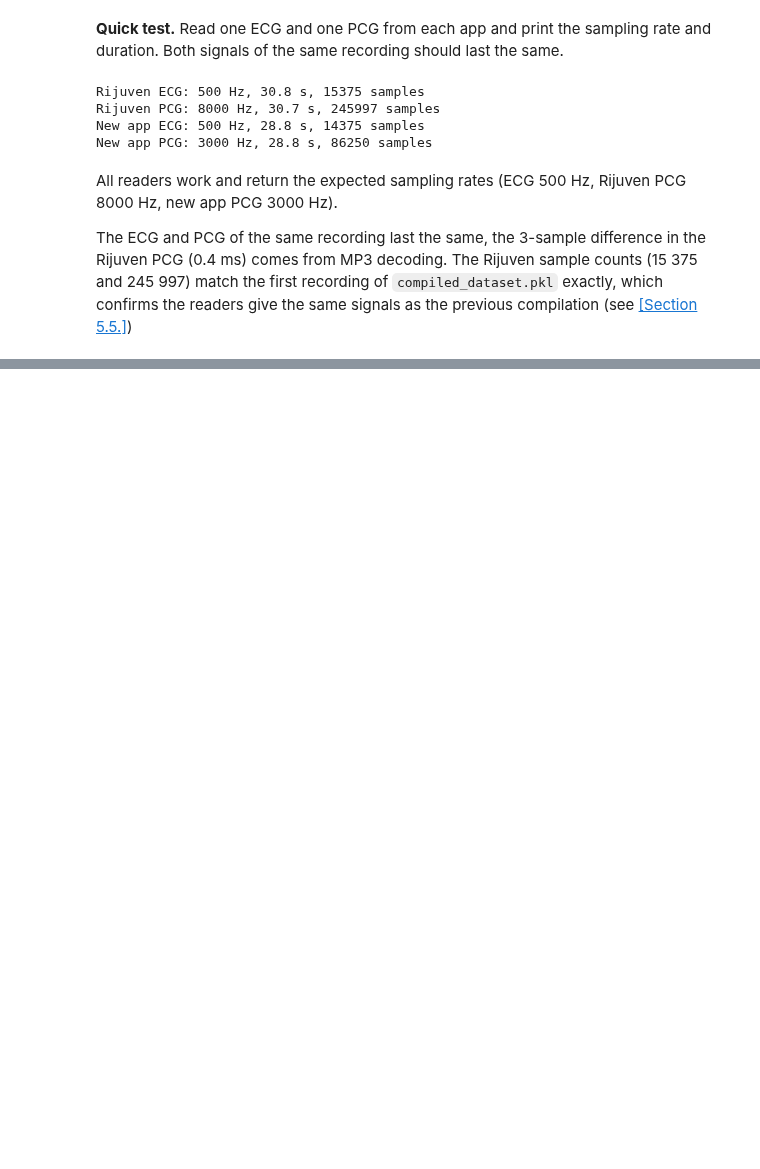
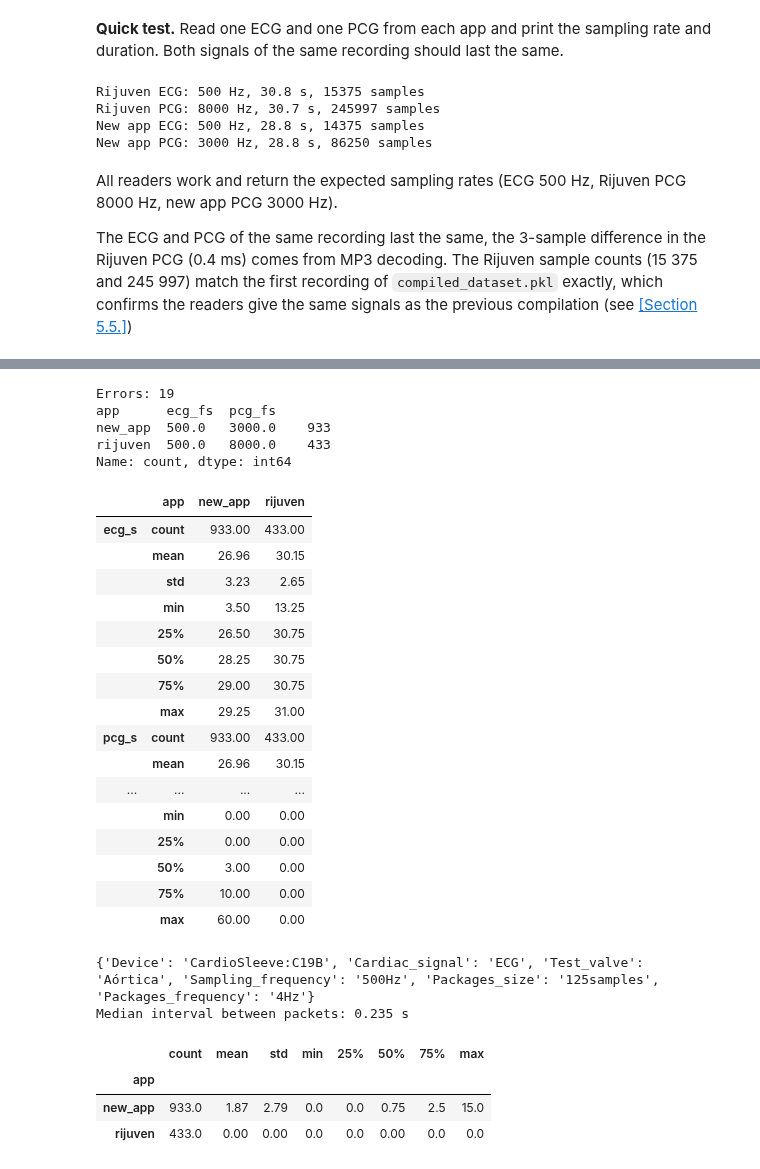
Before and after one commit to Alejandro-131004/cardio-trimodal-align, a Jupyter notebook: Data_Processing.ipynb, the cells around one changed output, grey strips where cells are left out. Drawn from its saved outputs; the diff is of its cells as text; code cells hidden in the pictures; blank space fills up the shorter version.

```diff
--- a/Data_Processing.ipynb
+++ b/Data_Processing.ipynb
@@ -670,0 +814,65 @@ The ECG and PCG of the same recording last the same, the 3-sample difference in
+# %%
+def count_lost_packets(sig: Signal) -> int:
+    """Packets missing from a new app recording: packets expected in the time covered minus packets received."""
+    times = pd.to_datetime(sig.meta.get("packet_times", []))
+    if len(times) < 2:
+        return 0
+    rate = parse_number(sig.meta["header"].get("Packages_frequency"))   # packets per second (4 Hz)
+    span = (times[-1] - times[0]).total_seconds()
+    return max(0, round(span * rate) - (len(times) - 1))
+# %%
+def check_recording(row) -> dict:
+    try:
+        ecg, pcg = load_recording(row)
+        return {"ecg_fs": ecg.fs, "pcg_fs": pcg.fs, "ecg_s": ecg.duration, "pcg_s": pcg.duration,
+                "lost_packets": count_lost_packets(ecg), "error": None}
+    except Exception as e:
+        return {"error": str(e)}
+# %%
+checks = pd.DataFrame([check_recording(row) for _, row in recordings.iterrows()])
+recordings = pd.concat([recordings.drop(columns=checks.columns, errors="ignore"), checks], axis=1)
+recordings["diff_s"] = (recordings["ecg_s"] - recordings["pcg_s"]).abs()
+
+print("Errors:", recordings["error"].notna().sum())
+print(recordings.groupby("app")[["ecg_fs", "pcg_fs"]].value_counts(), "\n")
+recordings.groupby("app")[["ecg_s", "pcg_s", "diff_s", "lost_packets"]].describe().round(2).T
+# %% [output]
+Errors: 19
+app      ecg_fs  pcg_fs
+new_app  500.0   3000.0    933
+rijuven  500.0   8000.0    433
+Name: count, dtype: int64
+|  | app | new_app | rijuven |
+| ecg_s | count | 933.00 | 433.00 |
+|  | mean | 26.96 | 30.15 |
+|  | std | 3.23 | 2.65 |
+|  | min | 3.50 | 13.25 |
+|  | 25% | 26.50 | 30.75 |
+|  | 50% | 28.25 | 30.75 |
+|  | 75% | 29.00 | 30.75 |
+|  | max | 29.25 | 31.00 |
+| pcg_s | count | 933.00 | 433.00 |
+|  | mean | 26.96 | 30.15 |
+| ... | ... | ... | ... |
+|  | min | 0.00 | 0.00 |
+|  | 25% | 0.00 | 0.00 |
+|  | 50% | 3.00 | 0.00 |
+|  | 75% | 10.00 | 0.00 |
+|  | max | 60.00 | 0.00 |
+# %%
+ecg = read_new_app_csv(recordings.loc[recordings["app"] == "new_app", "ecg_path"].iloc[0])
+steps = pd.to_datetime(ecg.meta["packet_times"]).to_series().diff().dt.total_seconds()
+
+print(ecg.meta["header"])
+print(f"Median interval between packets: {steps.median():.3f} s")
+# %% [output]
+{'Device': 'CardioSleeve:C19B', 'Cardiac_signal': 'ECG', 'Test_valve': 'Aórtica', 'Sampling_frequency': '500Hz', 'Packages_size': '125samples', 'Packages_frequency': '4Hz'}
+Median interval between packets: 0.235 s
+# %%
+recordings["lost_s"] = recordings["lost_packets"] / 4   # 4 packets per second (Packages_frequency)
+recordings.groupby("app")["lost_s"].describe().round(2)
+# %% [output]
+|  | count | mean | std | min | 25% | 50% | 75% | max |
+| app |  |  |  |  |  |  |  |  |
+| new_app | 933.0 | 1.87 | 2.79 | 0.0 | 0.0 | 0.75 | 2.5 | 15.0 |
+| rijuven | 433.0 | 0.00 | 0.00 | 0.0 | 0.0 | 0.00 | 0.0 | 0.0 |
```
Also changed, not shown: parts of 23 cells of this notebook.
